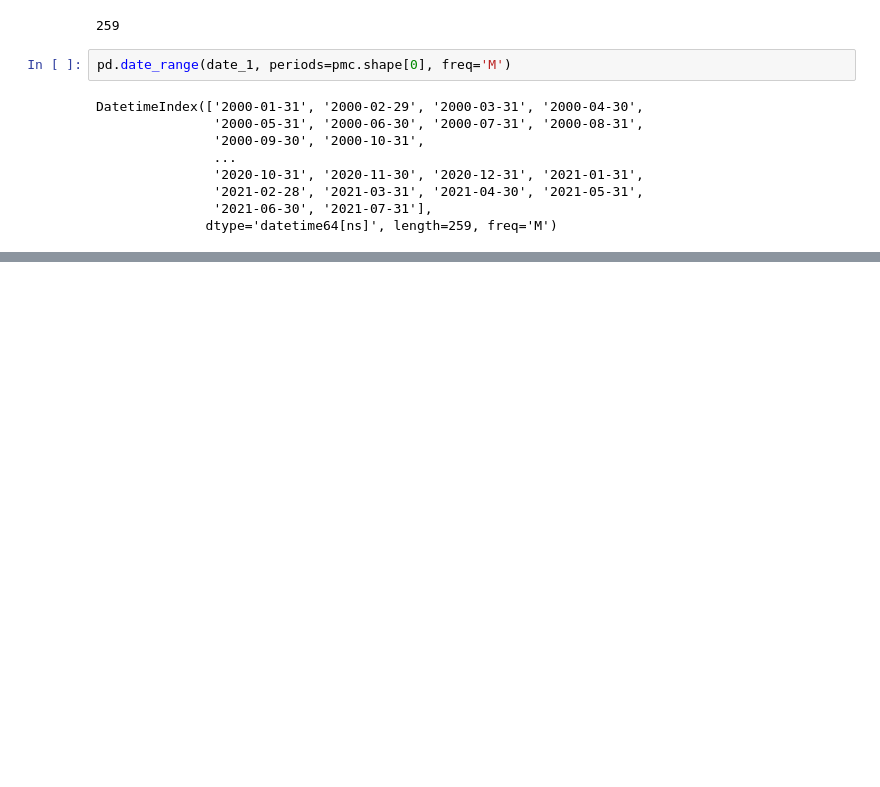
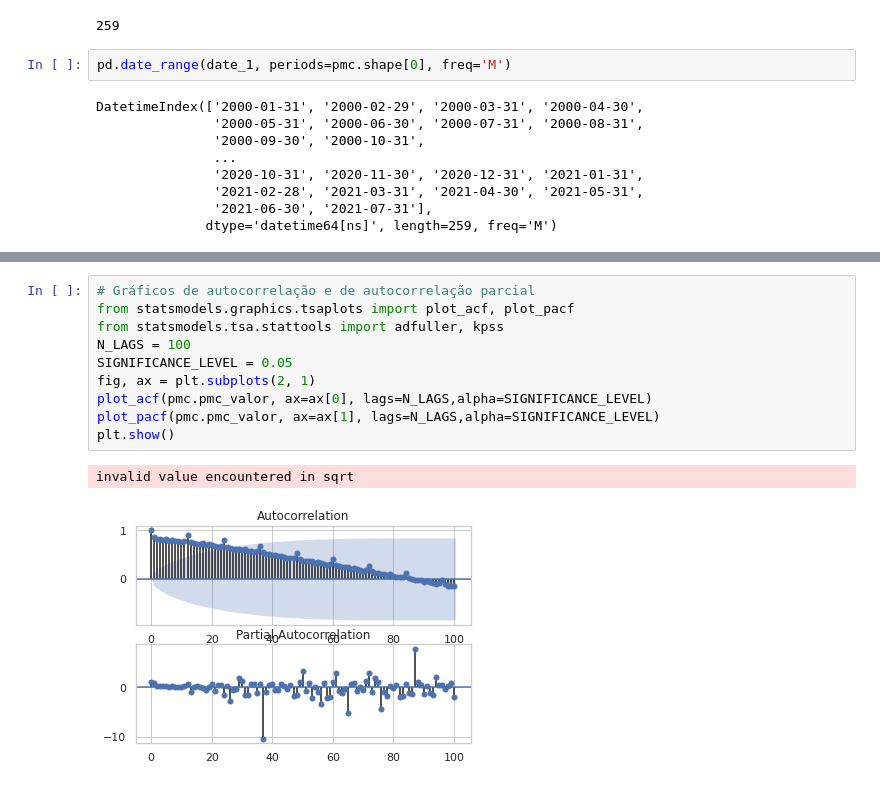
Before and after one commit to francisconetodata/Exemplos_Python, a Jupyter notebook: pmc_valor_ibge.ipynb, the cells around one changed output, grey strips where cells are left out. Saved outputs shown, nothing was run; the diff lists cells and outputs as text; blank space fills up the shorter version.

```diff
--- a/pmc_valor_ibge.ipynb
+++ b/pmc_valor_ibge.ipynb
@@ -185,2 +171,15 @@ plt.savefig('pmcserie.png', format='png')
+# %%
+# Gráficos de autocorrelação e de autocorrelação parcial
+from statsmodels.graphics.tsaplots import plot_acf, plot_pacf
+from statsmodels.tsa.stattools import adfuller, kpss
+N_LAGS = 100
+SIGNIFICANCE_LEVEL = 0.05
+fig, ax = plt.subplots(2, 1)
+plot_acf(pmc.pmc_valor, ax=ax[0], lags=N_LAGS,alpha=SIGNIFICANCE_LEVEL)
+plot_pacf(pmc.pmc_valor, ax=ax[1], lags=N_LAGS,alpha=SIGNIFICANCE_LEVEL)
+plt.show()
+# %% [output]
+invalid value encountered in sqrt
+[figure, added]
 # %%
 from statsmodels.tsa.seasonal import seasonal_decompose
```
Also changed, not shown: parts of 52 cells of this notebook.
